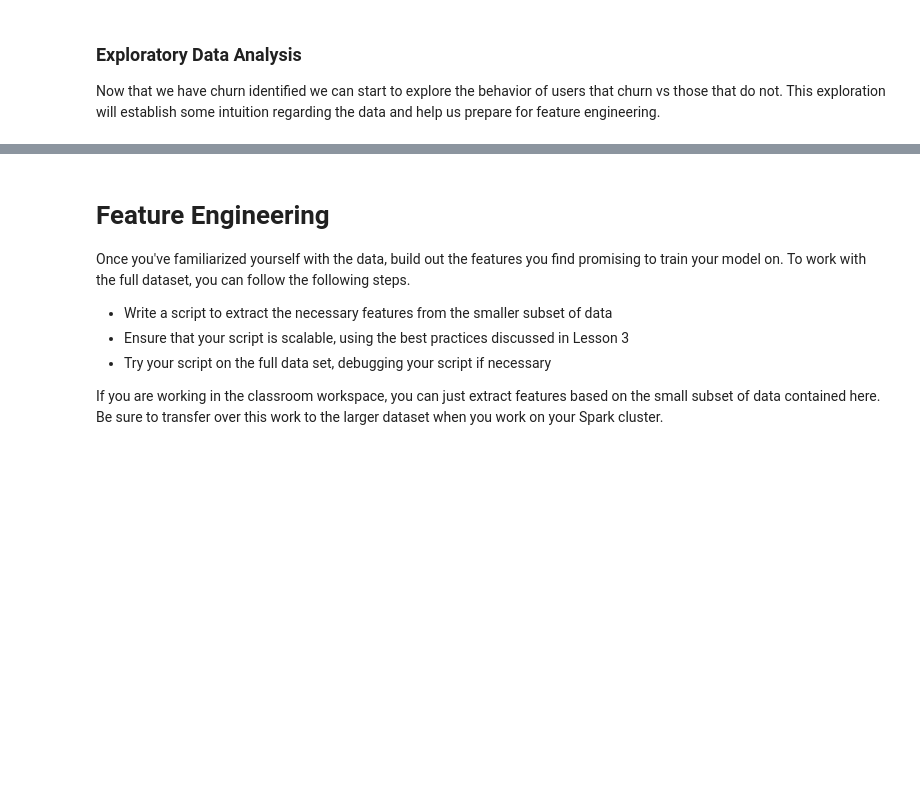
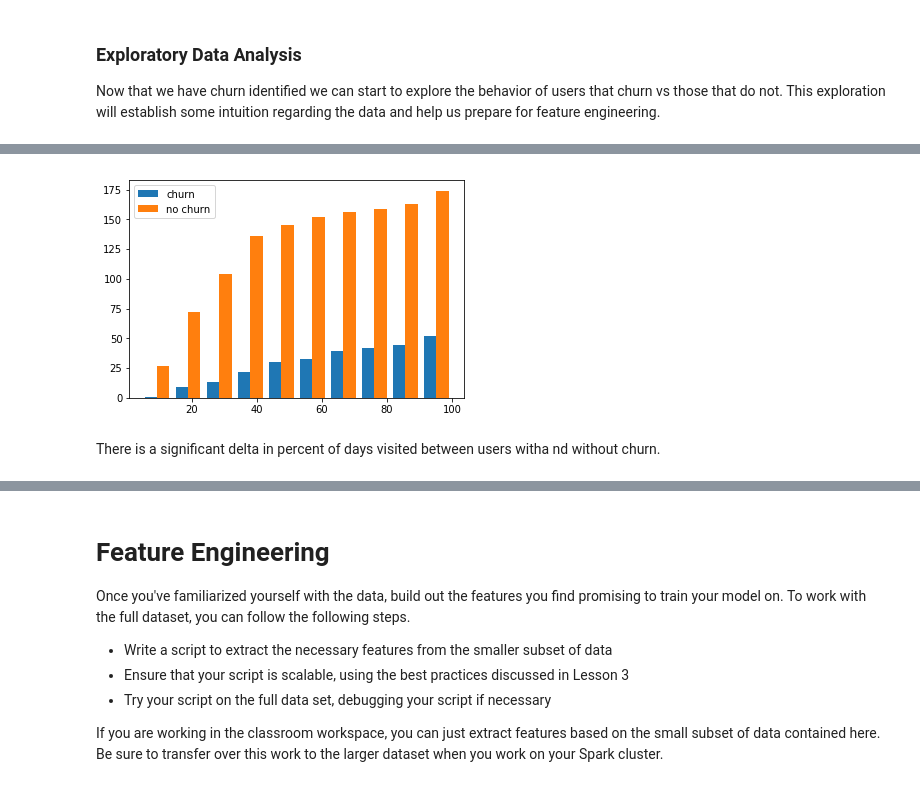
Before and after one commit to henzi23/Music_App_Churn_Prediction, a Jupyter notebook: Sparkify.ipynb, the cells around one changed output, grey strips where cells are left out. Cells and saved outputs as stored; diff of their text form; code cells hidden in the pictures; blank space fills up the shorter version.

```diff
--- a/Sparkify.ipynb
+++ b/Sparkify.ipynb
@@ -351,0 +269,11 @@ df = df.withColumn("churn_id", Fsum("churn").over(windowval))
+# %%
+# Plot percent of days visited by churn
+plt.hist([merged_usage[merged_usage.churn_user==1]['Percent_days_visited'],
+          merged_usage[merged_usage.churn_user==0]['Percent_days_visited']],
+        label=['churn','no churn'], cumulative=True)
+plt.legend(loc='upper left')
+plt.show();
+# %% [output]
+[figure, added]
+# %% [markdown]
+There is a significant delta in percent of days visited between users witha nd without churn.
```
Also changed, not shown: parts of 31 cells of this notebook, 1 other file.
